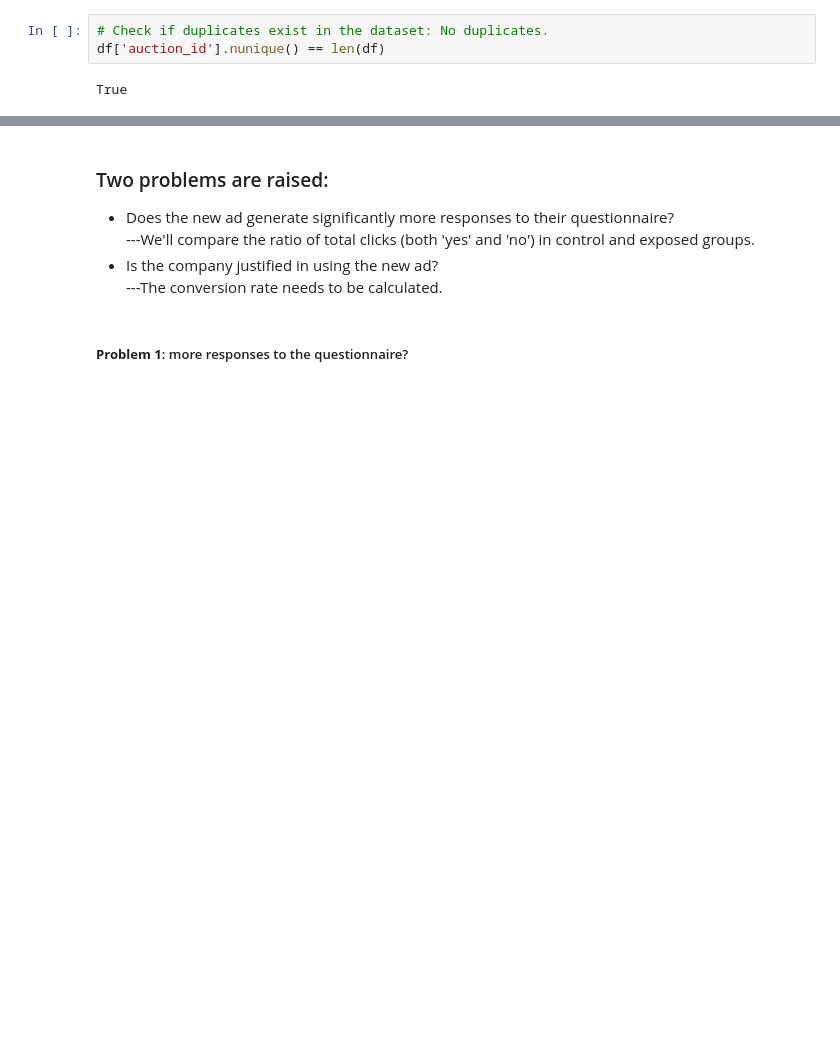
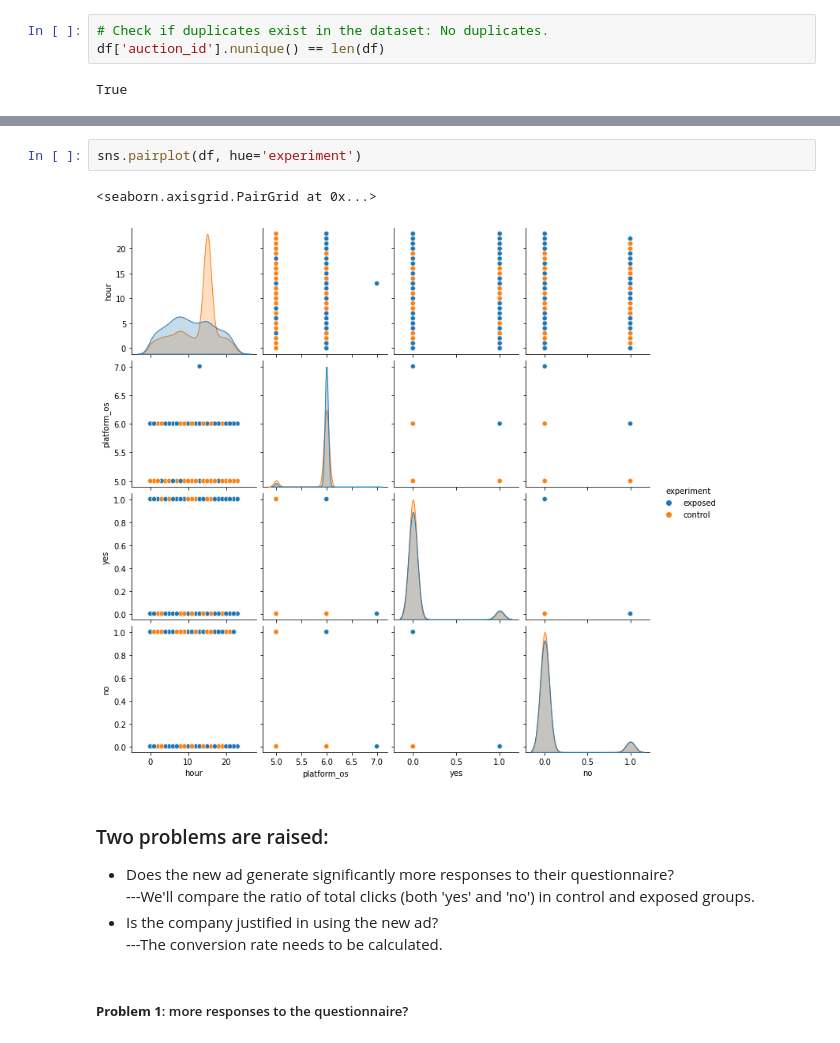
Before and after one commit to LingjieHe/DS_Bootcamp_assignment, a Jupyter notebook: Data_Experimentation_Capstone/Ad_ABdata.ipynb, the cells around one changed output, grey strips where cells are left out. Drawn from its saved outputs; the diff is of its cells as text; blank space fills up the shorter version.

Commit message:
add pairplots

```diff
--- a/Data_Experimentation_Capstone/Ad_ABdata.ipynb
+++ b/Data_Experimentation_Capstone/Ad_ABdata.ipynb
@@ -66,3 +85,8 @@ True
+# %%
+sns.pairplot(df, hue='experiment')
+# %% [output]
+<seaborn.axisgrid.PairGrid at 0x...>
+[figure, added]
 # %% [markdown]
 ### Two problems are raised:
 * Does the new ad generate significantly more responses to their questionnaire?
```
Also changed, not shown: parts of 5 cells of this notebook.
